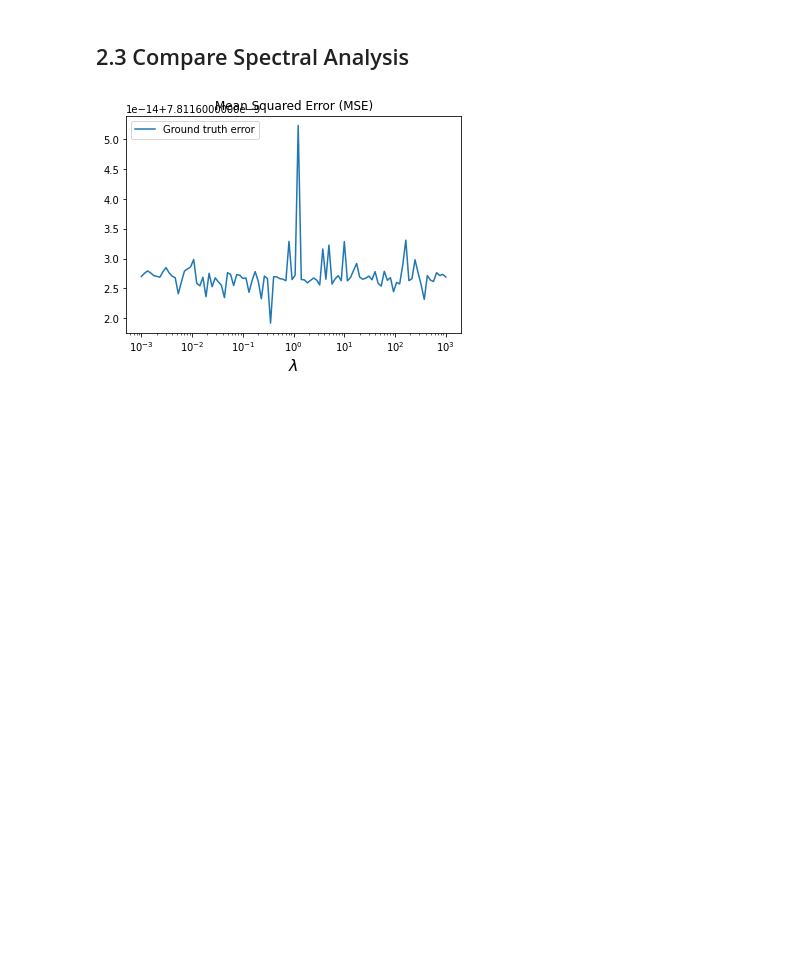
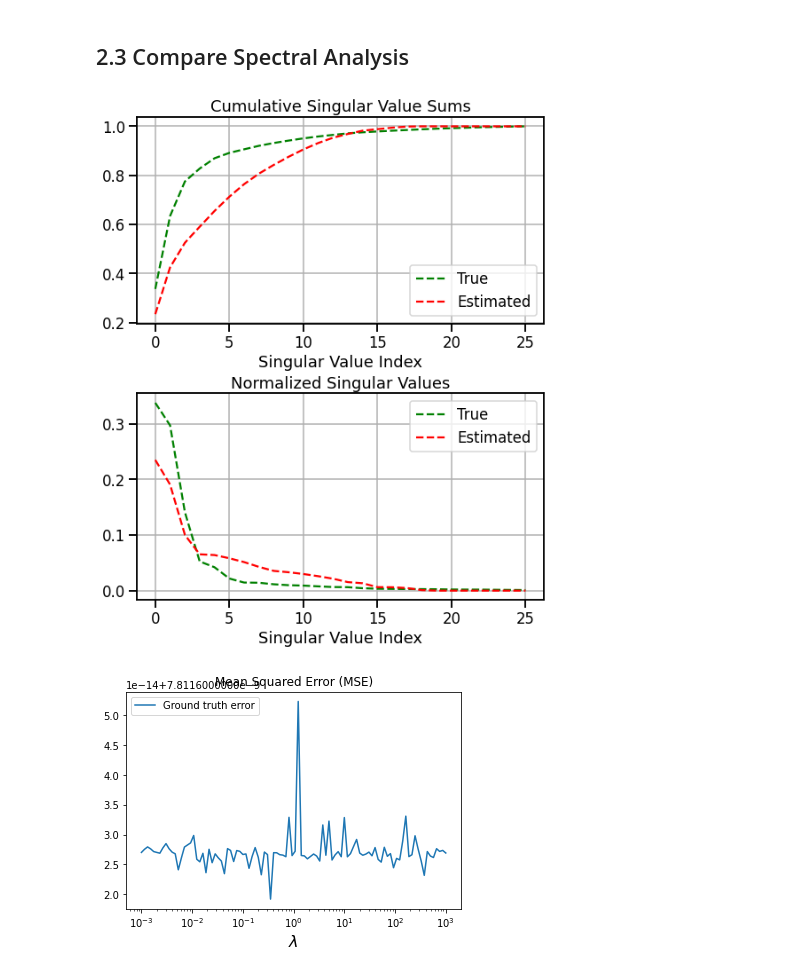
Before and after one commit to samtalki/PowerSensitivities.jl, a Jupyter notebook: notebooks/Sens_Matrix_Completion.ipynb, the cells around one changed output. Drawn from its saved outputs; the diff is of its cells as text; code cells hidden in the pictures; blank space fills up the shorter version.

```diff
--- a/notebooks/Sens_Matrix_Completion.ipynb
+++ b/notebooks/Sens_Matrix_Completion.ipynb
@@ -157,9 +161,28 @@ plt.show()
 ## 2.3 Compare Spectral Analysis
 # %%
 #Get the optimal recovered S matrix
-opt_idx = np.argmin()
+opt_idx = np.argmin(ground_truth_errors)
+Shat = S_optimals[opt_idx]
 cum_sigma_gt,normed_sigma_gt = spectral_analysis(S_13)
 cum_sigma,normed_sigma = spectral_analysis(Shat)
+# %%
+fig,axes = plt.subplots(nrows=2,ncols=1,figsize=(width,height),constrained_layout=True)
+axes[0].set_title("Cumulative Singular Value Sums")
+axes[0].plot(cum_sigma_gt,'g--',label="True")
+axes[0].plot(cum_sigma,"r--",label="Estimated")
+axes[0].legend()
+axes[1].set_title("Normalized Singular Values")
+axes[1].plot(normed_sigma_gt,"g--",label="True")
+axes[1].plot(normed_sigma,"r--",label='Estimated')
+axes[1].legend()
+axes[0].grid()
+axes[1].grid()
+axes[1].set_xlabel("Singular Value Index")
+axes[0].set_xlabel("Singular Value Index")
+plt.savefig("/home/sam/github/PowerSensitivities.jl/figures/spectral_analysis.png")
+########################
+# %% [output]
+[figure, added]
 # %%
 axes[1].plot(lamb_values, ground_truth_errors, label="Ground truth error")
 axes[1].set_xscale("log")
```
Also changed, not shown: parts of 3 cells of this notebook, 2 other files.
